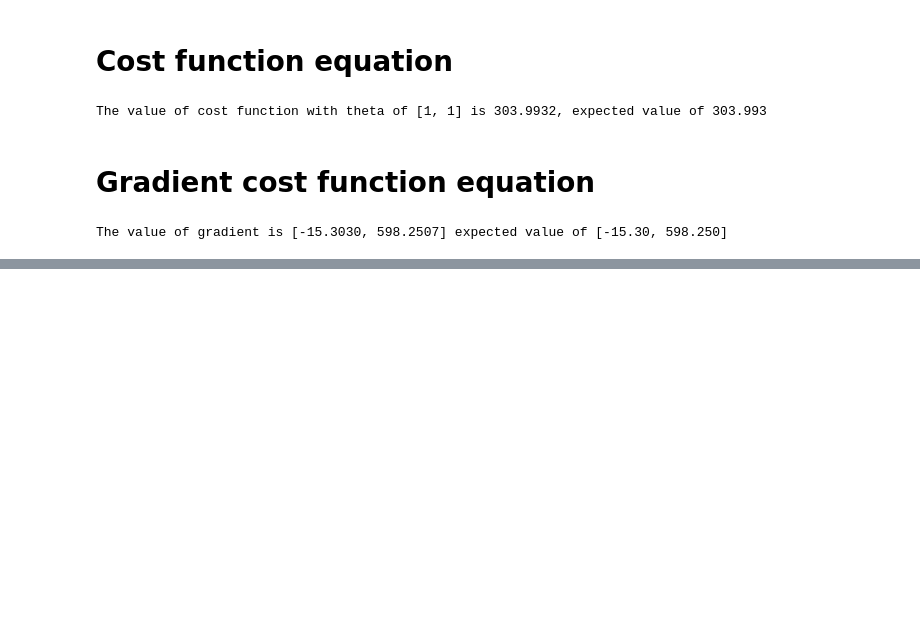
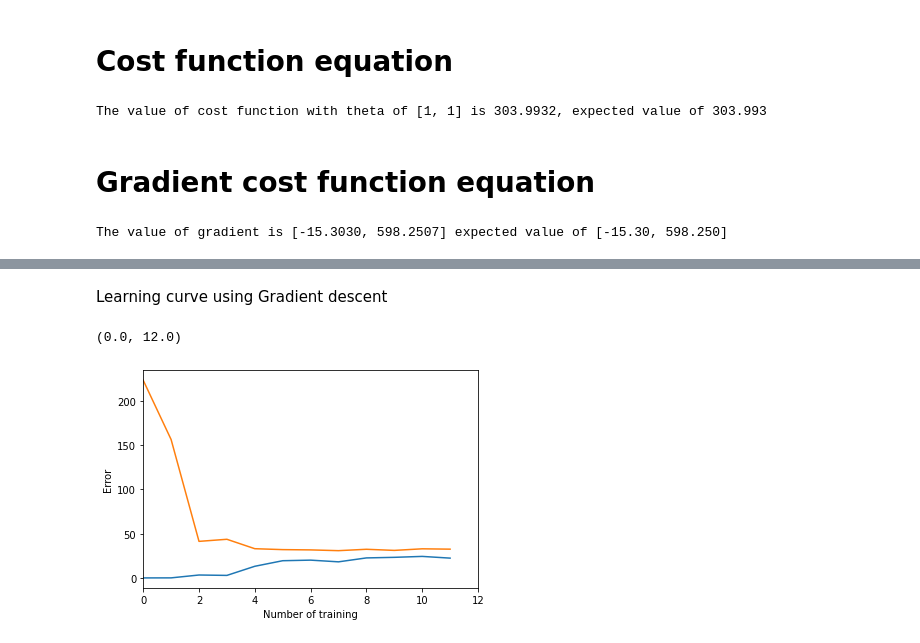
Before and after one commit to ChandraLiuswanto/MLE_test, a Jupyter notebook: Linear Regression Bias Variance/main.ipynb, the cells around one changed output, grey strips where cells are left out. Saved outputs shown, nothing was run; the diff lists cells and outputs as text; code cells hidden in the pictures; blank space fills up the shorter version.

```diff
--- a/Linear Regression Bias Variance/main.ipynb
+++ b/Linear Regression Bias Variance/main.ipynb
@@ -77,0 +114,18 @@ plotscatter(theta_init)
+# %% [markdown]
+Learning curve using Gradient descent
+# %%
+errorlist_train =[]
+errorlist_cv =[]
+for i in range(12):
+    poly = 1
+    cst,cst2,theta_0 = train(poly,X[:i+1],y[:i+1],Xtest,ytest,rate=1e-3,limit=10000 ,lamb=0,plot_cost=False)
+    errorlist_train.append(cst[-1])
+    errorlist_cv.append(cst2[-1])
+plt.plot(errorlist_train)
+plt.plot(errorlist_cv)
+plt.xlabel('Number of training')
+plt.ylabel('Error')
+plt.xlim([0,12])
+# %% [output]
+(0.0, 12.0)
+[figure, added]
```
Also changed, not shown: parts of 18 cells of this notebook.
